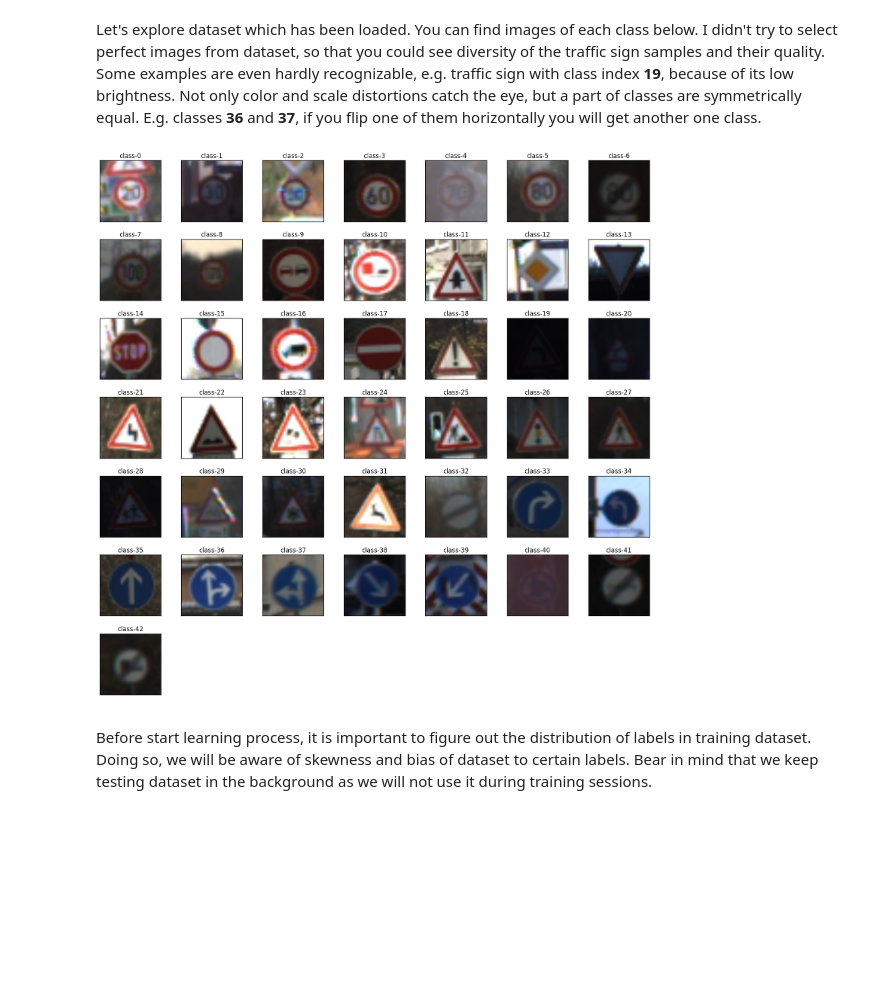
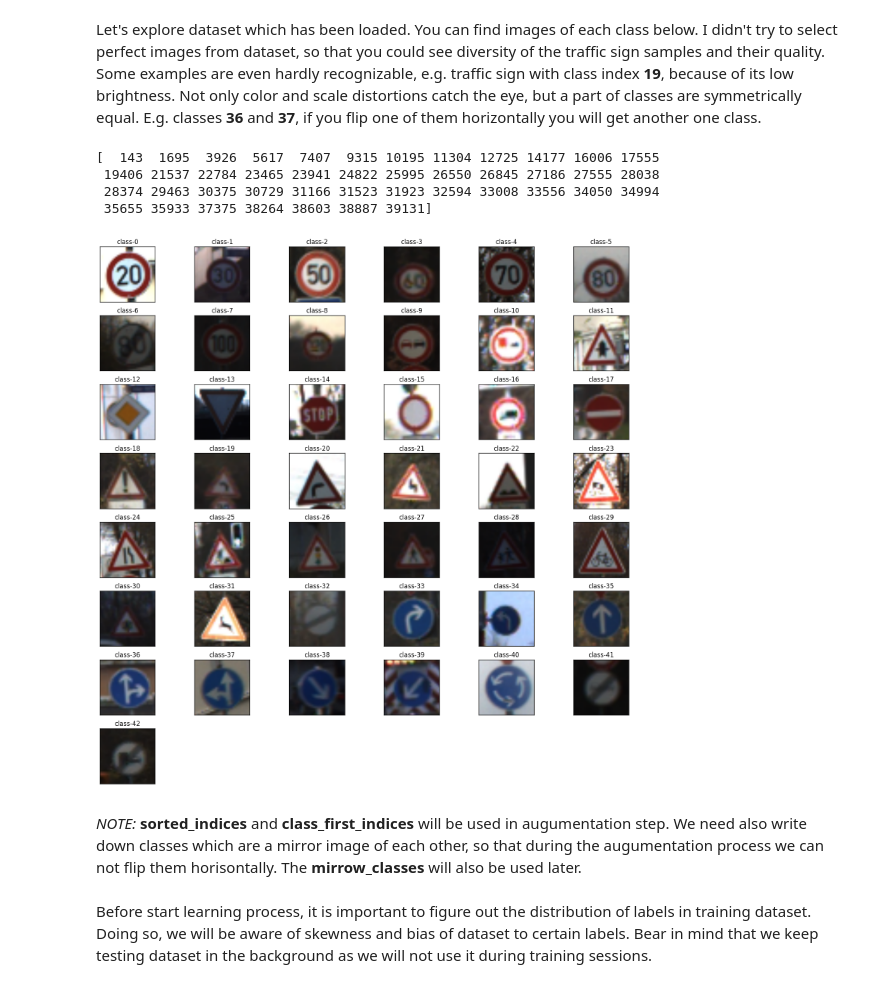
Before and after one commit to awav/traffic-sign-resnet, a Jupyter notebook: Traffic_Signs_Recognition.ipynb, the cells around one changed output. Saved outputs shown, nothing was run; the diff lists cells and outputs as text; code cells hidden in the pictures; blank space fills up the shorter version.

```diff
--- a/Traffic_Signs_Recognition.ipynb
+++ b/Traffic_Signs_Recognition.ipynb
@@ -73,34 +77,48 @@ You can find images of each class below. I didn't try to select perfect images f
 # %%
 import matplotlib.pyplot as plt
 import cv2
 
 %matplotlib inline
 
 sorted_indices = np.argsort(y_train)
 diff = np.diff(np.take(y_train, sorted_indices))
-class_sorted_indices = np.append([0], np.add(np.where(diff > 0), 1))
-class_indices = np.take(sorted_indices, class_sorted_indices)
+
+class_first_indices = np.append([0], np.add(np.where(diff > 0), 1))
+
+# Last magic number is a shift of indices of the class in sorted array of indexes
+# Tuning it you can find samples with better quality
+class_first_indices_with_shift = class_first_indices + 10
+class_indices = np.take(sorted_indices, class_first_indices_with_shift)
 
 # We expect that number of classes in training set is equal to
 # total number of classes
 assert(class_indices.size == n_classes)
 
 class_images = X_train[class_indices]
-rows = cols = np.int(np.floor(np.sqrt(n_classes)) + 1)
-fig_size = (15, 15)
+class_types = y_train[class_indices]
+print(class_indices)
+rows = cols = np.int(np.floor(np.sqrt(n_classes)))
+rows += 2
+figsize = (15, 15)
 
-_, ax = plt.subplots(nrows=rows, ncols=cols, figsize=fig_size)
+_, axes = plt.subplots(nrows=rows, ncols=cols, figsize=figsize)
 for r in np.arange(rows):
     for c in np.arange(cols):
         i = r * cols + c
         if i >= n_classes:
-            ax[r][c].axis('off')
+            axes[r][c].axis('off')
             continue
-        ax[r][c].imshow(class_images[i])
-        ax[r][c].set_title("class-" + str(i))
-        ax[r][c].get_xaxis().set_visible(False)
-        ax[r][c].get_yaxis().set_visible(False)
+        axes[r][c].imshow(class_images[i])
+        axes[r][c].set_title("class-" + str(class_types[i]))
+        axes[r][c].get_xaxis().set_visible(False)
+        axes[r][c].get_yaxis().set_visible(False)
 
 plt.tight_layout()
 # %% [output]
+[  143  1695  3926  5617  7407  9315 10195 11304 12725 14177 16006 17555
+ 19406 21537 22784 23465 23941 24822 25995 26550 26845 27186 27555 28038
+ 28374 29463 30375 30729 31166 31523 31923 32594 33008 33556 34050 34994
+ 35655 35933 37375 38264 38603 38887 39131]
-[figure, old version]
+[figure, new version]
+# %% [markdown]
+_NOTE:_ **sorted_indices** and **class_first_indices** will be used in augumentation step. We need also write down classes which are a mirror image of each other, so that during the augumentation process we can not flip them horisontally. The **mirrow_classes** will also be used later.
```
Also changed, not shown: parts of 25 cells of this notebook, 1 other file.
